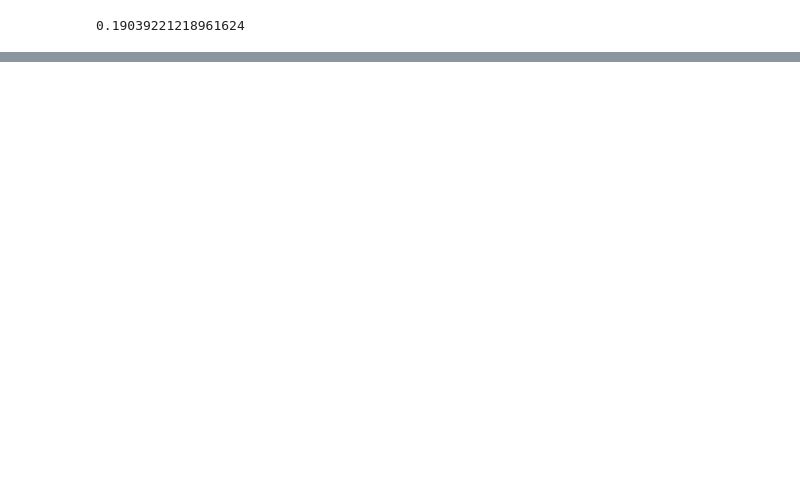
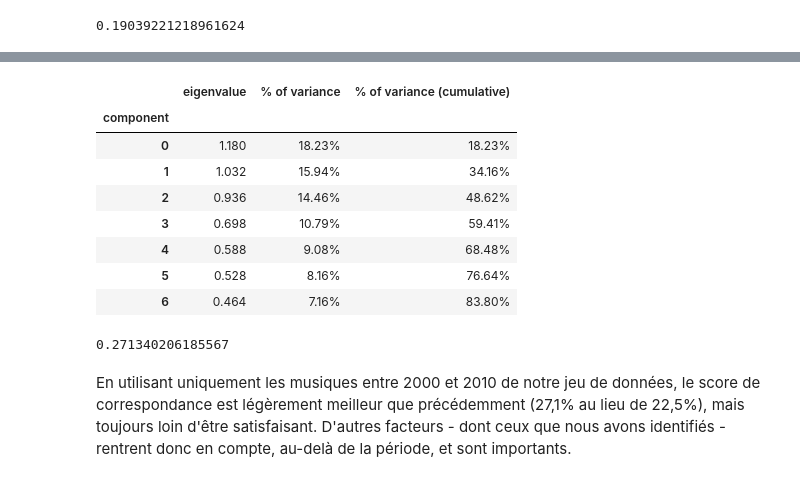
Before and after one commit to P-Point-all/Data_Science_Spotify, a Jupyter notebook: Data_Spotify_Python.ipynb, the cells around one changed output, grey strips where cells are left out. Saved outputs shown, nothing was run; the diff lists cells and outputs as text; code cells hidden in the pictures; blank space fills up the shorter version.

Commit message:
fin partie lien genre et physique en Python

```diff
--- a/Data_Spotify_Python.ipynb
+++ b/Data_Spotify_Python.ipynb
@@ -1337,0 +1344,18 @@ On peut apporter plusieurs explications à cela :
+# %%
+song_gep = song.copy()
+song_gep['track_album_release_year'] = song_gep['track_album_release_year'].astype('int')
+song_gep = song_gep[song_gep["track_album_release_year"] >= 2000]
+song_gep = song_gep[song_gep["track_album_release_year"] <= 2010]
+song_gep = song_gep.drop("track_artist", axis = 1)
+song_gep = song_gep.drop("track_popularity", axis = 1)
+song_gep = song_gep.drop("track_album_name", axis = 1)
+song_gep = song_gep.drop("playlist_name", axis = 1)
+song_gep = song_gep.drop("track_album_release_month", axis = 1)
+song_gep = song_gep.drop("track_album_release_year", axis = 1)
+genres_mapped = song_gep['playlist_genre'].map(genre_map)
+song_gep = song_gep.drop("playlist_genre", axis = 1)
+song_gep = song_gep.drop("playlist_subgenre", axis = 1)
+song_gep = song_gep.drop("duration_s", axis = 1)
+song_gep['key'] = song_gep['key'].astype(int)
+song_gep['mode'] = song_gep['mode'].astype(int)
+song_gep.info()
@@ -1337,0 +1381,36 @@ On peut apporter plusieurs explications à cela :
+# %%
+mfa = prince.MFA(
+    n_components=7,
+    n_iter=3,
+    copy=True,
+    check_input=True,
+    engine='sklearn',
+    random_state=42
+)
+mfa = mfa.fit(
+    song_gep, groups = dict_indexes
+)
+mfa.eigenvalues_summary
+# %% [output]
+|  | eigenvalue | % of variance | % of variance (cumulative) |
+| component |  |  |  |
+| 0 | 1.180 | 18.23% | 18.23% |
+| 1 | 1.032 | 15.94% | 34.16% |
+| 2 | 0.936 | 14.46% | 48.62% |
+| 3 | 0.698 | 10.79% | 59.41% |
+| 4 | 0.588 | 9.08% | 68.48% |
+| 5 | 0.528 | 8.16% | 76.64% |
+| 6 | 0.464 | 7.16% | 83.80% |
+# %%
+mfa_data = mfa.row_coordinates(song_gep)
+avg_score = 0
+for i in range(10):
+    gmm = GaussianMixture(n_components=6)
+    clusters_gmm = gmm.fit_predict(mfa_data)
+    avg_score += correspondence_score(genres_mapped, clusters_gmm)
+avg_score = avg_score/10
+print(avg_score)
+# %% [output]
+0.271340206185567
+# %% [markdown]
+En utilisant uniquement les musiques entre 2000 et 2010 de notre jeu de données, le score de correspondance est légèrement meilleur que précédemment (27,1% au lieu de 22,5%), mais toujours loin d'être satisfaisant. D'autres facteurs - dont ceux que nous avons identifiés - rentrent donc en compte, au-delà de la période, et sont importants.
```
Also changed, not shown: parts of 8 cells of this notebook.
